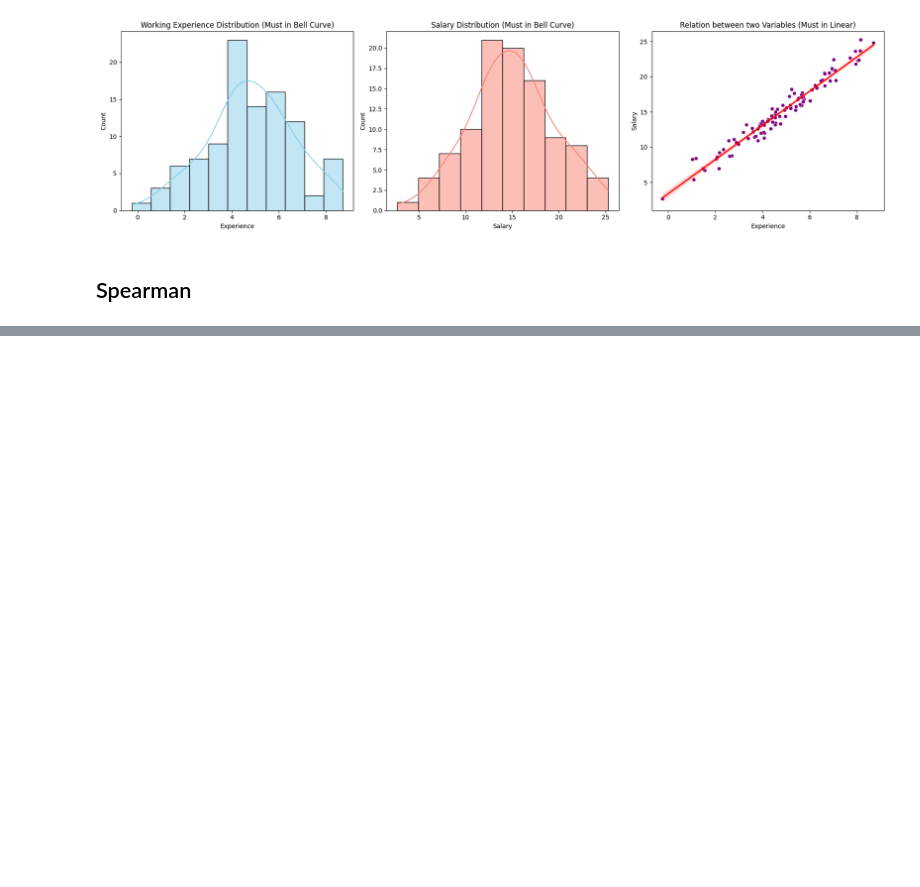
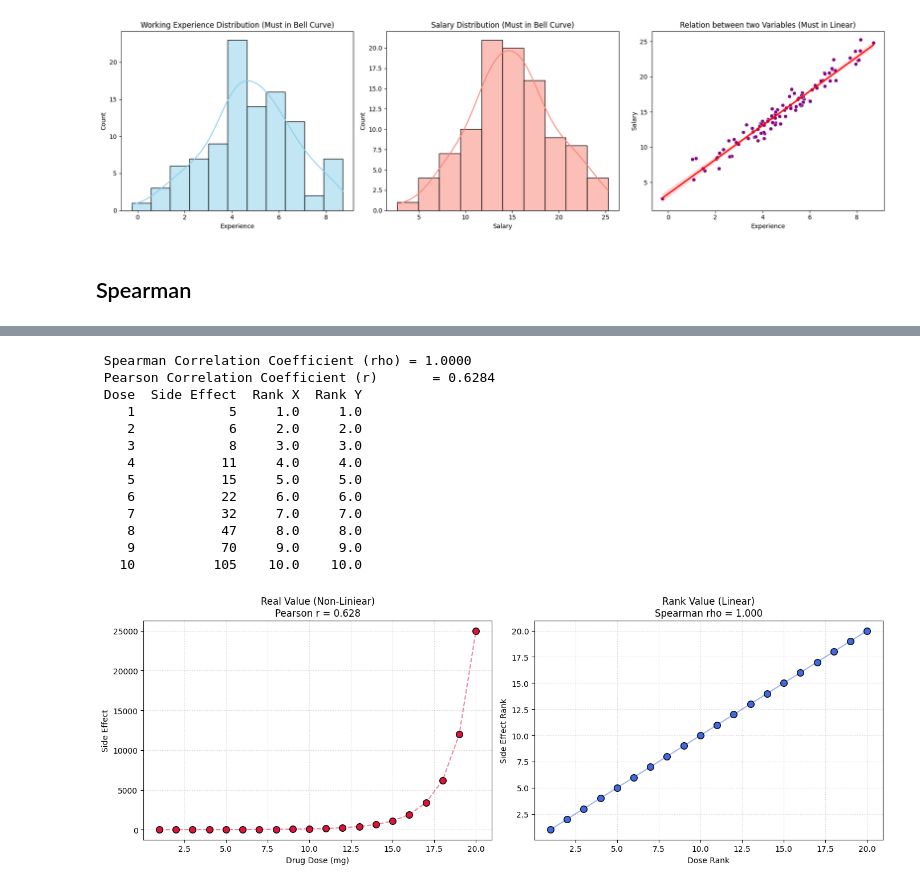
Before and after one commit to FikriAbdillah01/statistics, a Jupyter notebook: correlation/Correlations.ipynb, the cells around one changed output, grey strips where cells are left out. Drawn from its saved outputs; the diff is of its cells as text; code cells hidden in the pictures; blank space fills up the shorter version.

```diff
--- a/correlation/Correlations.ipynb
+++ b/correlation/Correlations.ipynb
@@ -117,0 +113,54 @@ Asumsi Terpenuhi: Kedua variabel berdistribusi normal. Menggunakan Korelasi Pear
+# %%
+np.random.seed(42)
+dose = np.arange(1, 21)
+
+side_effect = np.array([5, 6, 8, 11, 15, 22, 32, 47, 70, 105, 160, 250, 400, 650, 1100, 1900, 3400, 6200, 12000, 25000])
+
+rho_spearman, p_val_spearman = stats.spearmanr(dose, side_effect)
+r_pearson, p_val_pearson = stats.pearsonr(dose, side_effect)
+
+print(f" Spearman Correlation Coefficient (rho) = {rho_spearman:.4f}")
+print(f" Pearson Correlation Coefficient (r)       = {r_pearson:.4f}")
+
+df = pd.DataFrame({
+    'Dose': dose,
+    'Side Effect':side_effect,
+    'Rank X': pd.Series(dose).rank(),
+    'Rank Y': pd.Series(side_effect).rank()
+})
+
+print(df.head(10).to_string(index = False))
+
+fig, (ax1, ax2) = plt.subplots(1, 2, figsize=(14, 5))
+
+ax1.scatter(dose, side_effect, color='crimson', edgecolor='black', s=70, zorder=3)
+ax1.plot(dose, side_effect, color='crimson', linestyle='--', alpha=0.5)
+ax1.set_title(f"Real Value (Non-Liniear)\nPearson r = {r_pearson:.3f}", fontsize=12)
+ax1.set_xlabel("Drug Dose (mg)")
+ax1.set_ylabel("Side Effect")
+ax1.grid(True, linestyle=':', alpha=0.6)
+
+ax2.scatter(df['Rank X'], df['Rank Y'], color='royalblue', edgecolor='black', s=70, zorder=3)
+ax2.plot(df['Rank X'], df['Rank Y'], color='royalblue', linestyle='-', alpha=0.5)
+ax2.set_title(f"Rank Value (Linear)\nSpearman rho = {rho_spearman:.3f}", fontsize=12)
+ax2.set_xlabel("Dose Rank")
+ax2.set_ylabel("Side Effect Rank")
+ax2.grid(True, linestyle=':', alpha=0.6)
+
+plt.tight_layout()
+plt.show()
+# %% [output]
+ Spearman Correlation Coefficient (rho) = 1.0000
+ Pearson Correlation Coefficient (r)       = 0.6284
+ Dose  Side Effect  Rank X  Rank Y
+    1            5     1.0     1.0
+    2            6     2.0     2.0
+    3            8     3.0     3.0
+    4           11     4.0     4.0
+    5           15     5.0     5.0
+    6           22     6.0     6.0
+    7           32     7.0     7.0
+    8           47     8.0     8.0
+    9           70     9.0     9.0
+   10          105    10.0    10.0
+[figure, added]
```
Also changed, not shown: parts of 3 cells of this notebook, 1 other file.
